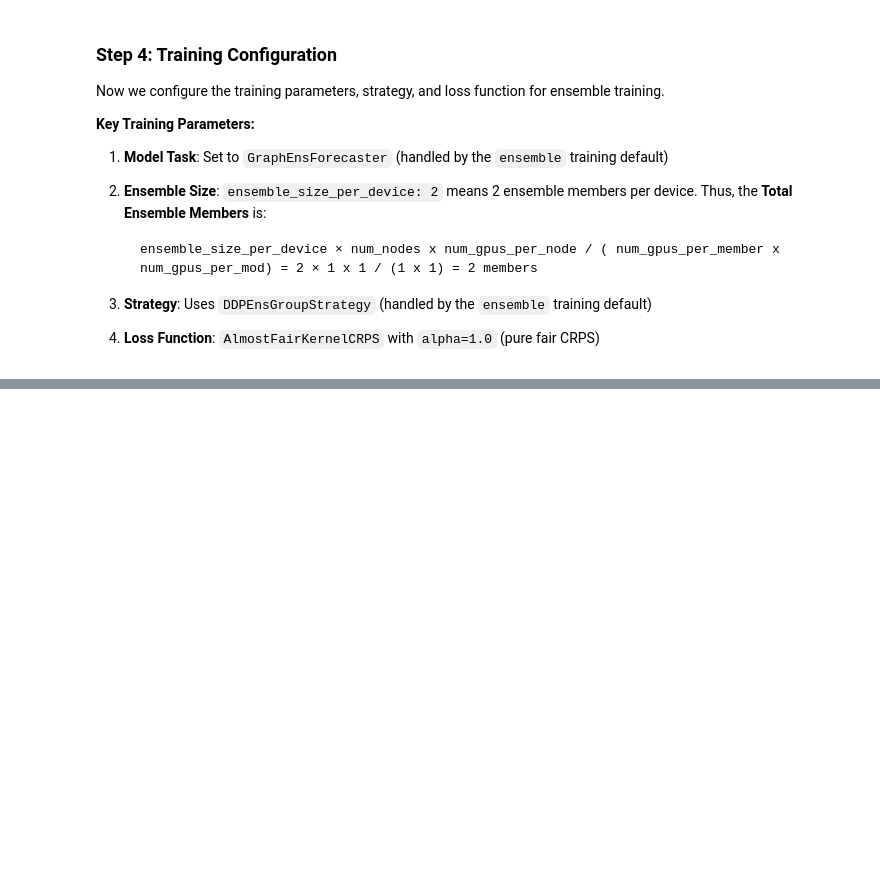
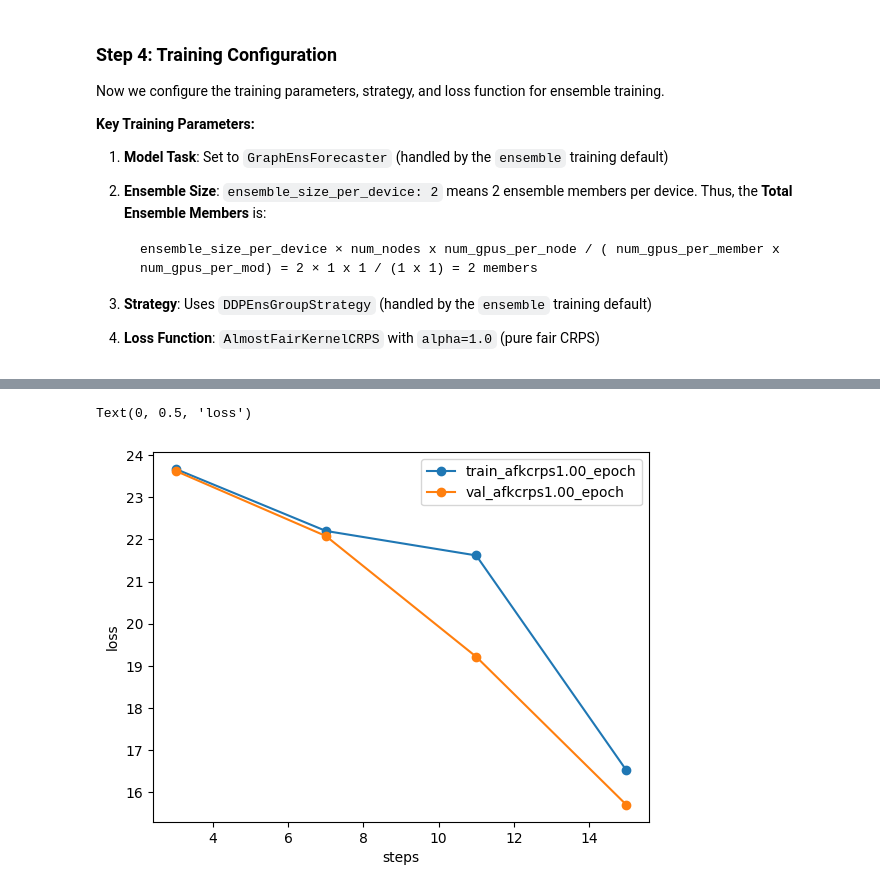
Before and after one commit to ecmwf-training/2026-ml-destine-training, a Jupyter notebook: 5-Anemoi/training_aifs-ens.ipynb, the cells around one changed output, grey strips where cells are left out. Cells and saved outputs as stored; diff of their text form; code cells hidden in the pictures; blank space fills up the shorter version.

```diff
--- a/5-Anemoi/training_aifs-ens.ipynb
+++ b/5-Anemoi/training_aifs-ens.ipynb
@@ -218,11 +268,10 @@ import mlflow
 import pandas as pd
 import matplotlib.pyplot as plt
 
-tracking_uri = "file:///home/student/aifs/logs/mlflow/"
-run_id="138574957663430db3ca2e9d1468cf91"
+run_id="e14f2a7cf8a34b40a2df27b254f021fe"
 
 # Start mlflow client and load run
-client = mlflow.tracking.MlflowClient(tracking_uri="file:///home/student/aifs/logs/mlflow/")
+client = mlflow.tracking.MlflowClient(tracking_uri=f"file:///home/{os.getenv("USER")}/anemoi-output/logs/mlflow")
 run = client.get_run(run_id)
 
 print(f"Run name: {run.info.run_name}")
@@ -233,22 +299,25 @@ for k in run.data.metrics.keys():
 # %%
 # Plotting
 metric_names = ['train_afkcrps1.00_epoch', 'val_afkcrps1.00_epoch']
 
 # Load data into DataFrame
 data = []
 for metric in metric_names:
     for entry in client.get_metric_history(run_id, metric):
         data.append({'metric': metric, 'step': entry.step, 'value': entry.value, 'time': entry.timestamp})
 df = pd.DataFrame(data)
 
 # Plot all metrics
 fig, ax = plt.subplots()
 for metric in df['metric'].unique():
     metric_data = df[df['metric'] == metric].sort_values('step')
     ax.plot(metric_data['step'], metric_data['value'], '-o', label=metric)
 ax.legend()
-ax.set_xlabel('Epoch')
-ax.set_ylabel('Value')
+ax.set_xlabel('steps')
+ax.set_ylabel('loss')
+# %% [output]
+Text(0, 0.5, 'loss')
+[figure, added]
 # %% [markdown]
 ### Task 1: Change the number of ensemble members
 
```
Also changed, not shown: parts of 9 cells of this notebook, 5 other files.
